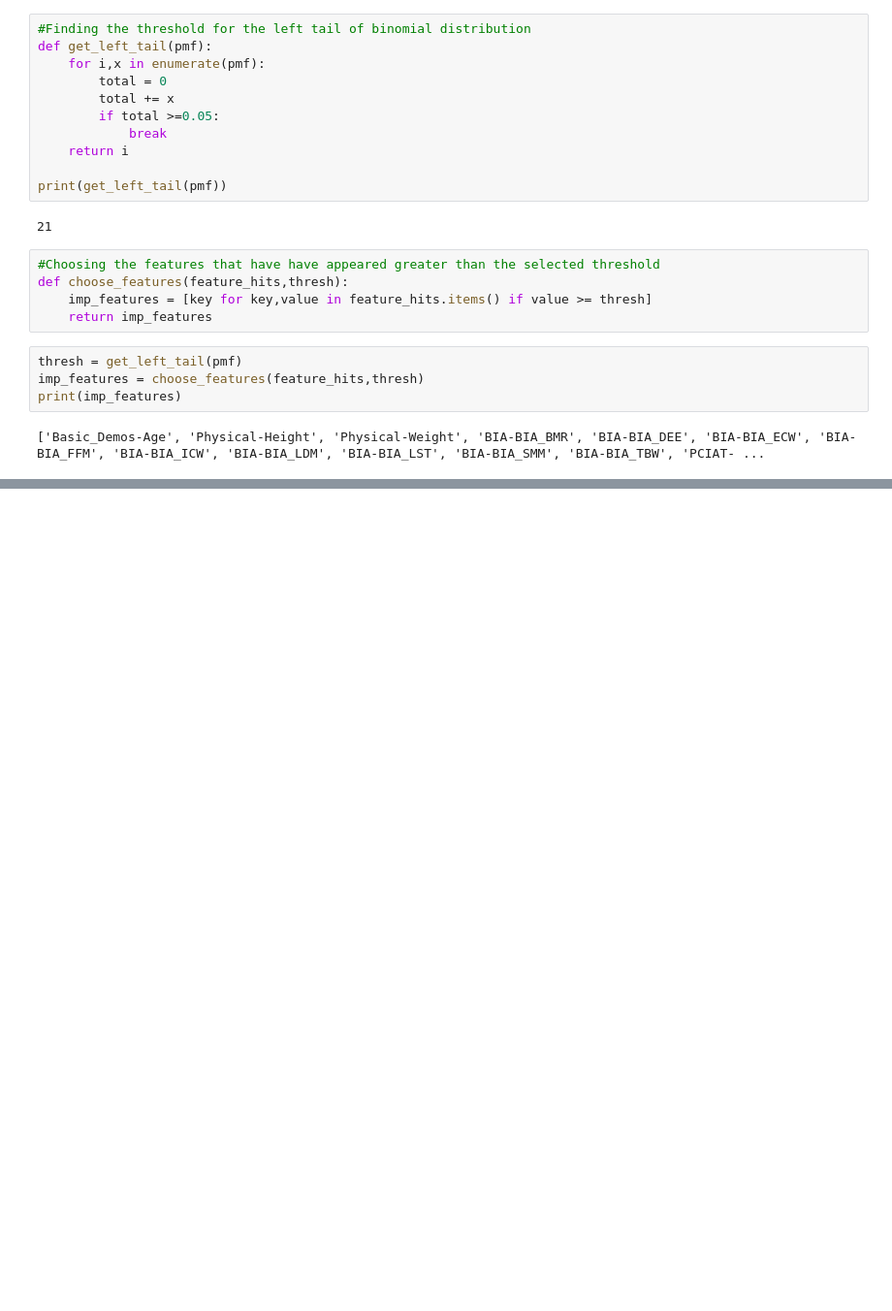
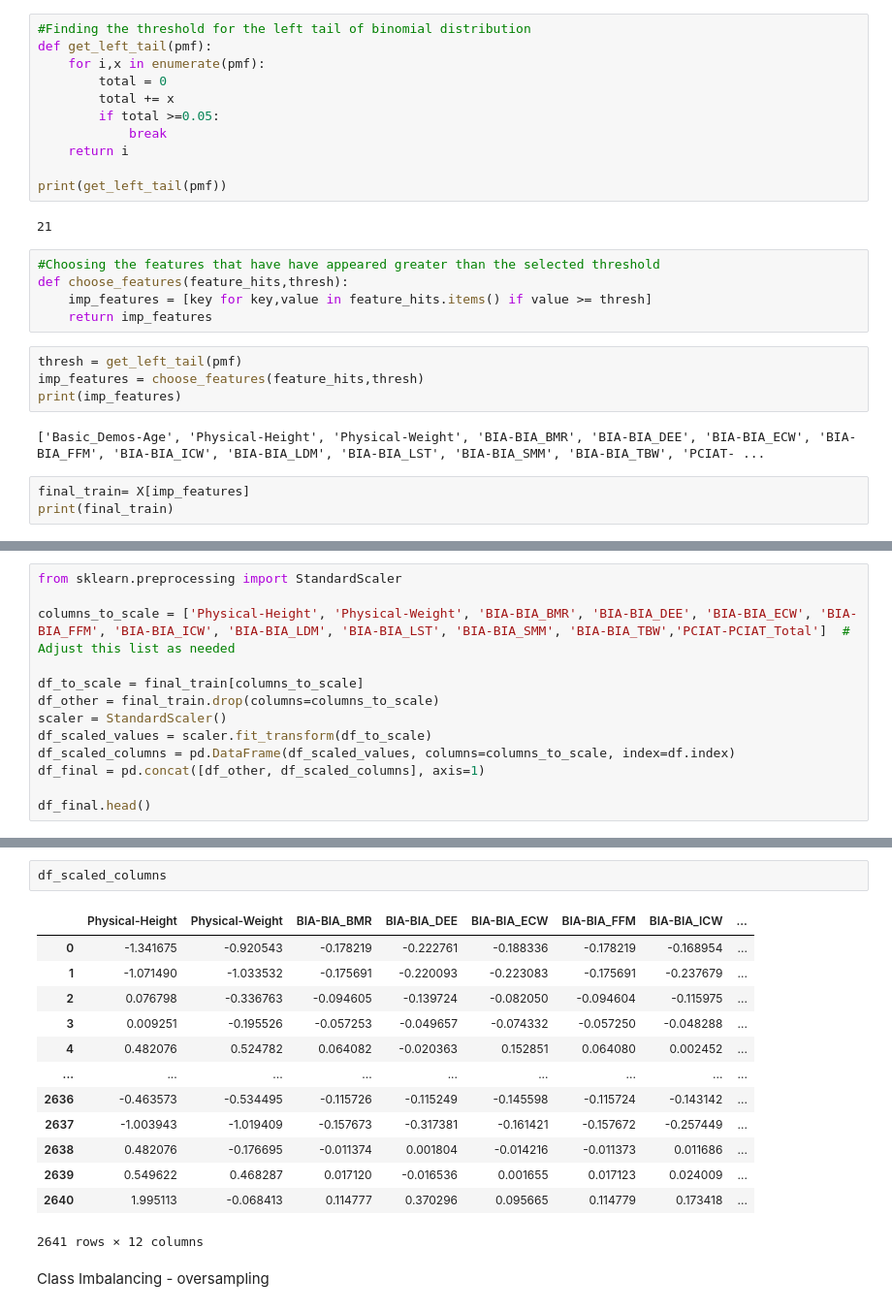
Before and after one commit to serjiusinfanto/Harmful-Internet-Usage-Prediction, a Jupyter notebook: preprocess.ipynb, the cells around one changed output, grey strips where cells are left out. Shown at 97% size. Drawn from its saved outputs; the diff is of its cells as text; blank space fills up the shorter version.

Commit message:
Update preprocess.ipynb
class imbalance

```diff
--- a/preprocess.ipynb
+++ b/preprocess.ipynb
@@ -248,3 +248,6 @@ imp_features = choose_features(feature_hits,thresh)
 print(imp_features)
 # %% [output]
 ['Basic_Demos-Age', 'Physical-Height', 'Physical-Weight', 'BIA-BIA_BMR', 'BIA-BIA_DEE', 'BIA-BIA_ECW', 'BIA-BIA_FFM', 'BIA-BIA_ICW', 'BIA-BIA_LDM', 'BIA-BIA_LST', 'BIA-BIA_SMM', 'BIA-BIA_TBW', 'PCIAT- ...
+# %%
+final_train= X[imp_features]
+print(final_train)
@@ -250,0 +281,13 @@ print(imp_features)
+# %%
+from sklearn.preprocessing import StandardScaler
+
+columns_to_scale = ['Physical-Height', 'Physical-Weight', 'BIA-BIA_BMR', 'BIA-BIA_DEE', 'BIA-BIA_ECW', 'BIA-BIA_FFM', 'BIA-BIA_ICW', 'BIA-BIA_LDM', 'BIA-BIA_LST', 'BIA-BIA_SMM', 'BIA-BIA_TBW','PCIAT-PCIAT_Total']  # Adjust this list as needed
+
+df_to_scale = final_train[columns_to_scale]
+df_other = final_train.drop(columns=columns_to_scale)
+scaler = StandardScaler()
+df_scaled_values = scaler.fit_transform(df_to_scale)
+df_scaled_columns = pd.DataFrame(df_scaled_values, columns=columns_to_scale, index=df.index)
+df_final = pd.concat([df_other, df_scaled_columns], axis=1)
+
+df_final.head()
@@ -250,0 +302,18 @@ print(imp_features)
+# %%
+df_scaled_columns
+# %% [output]
+|  | Physical-Height | Physical-Weight | BIA-BIA_BMR | BIA-BIA_DEE | BIA-BIA_ECW | BIA-BIA_FFM | BIA-BIA_ICW | ... |
+| 0 | -1.341675 | -0.920543 | -0.178219 | -0.222761 | -0.188336 | -0.178219 | -0.168954 | ... |
+| 1 | -1.071490 | -1.033532 | -0.175691 | -0.220093 | -0.223083 | -0.175691 | -0.237679 | ... |
+| 2 | 0.076798 | -0.336763 | -0.094605 | -0.139724 | -0.082050 | -0.094604 | -0.115975 | ... |
+| 3 | 0.009251 | -0.195526 | -0.057253 | -0.049657 | -0.074332 | -0.057250 | -0.048288 | ... |
+| 4 | 0.482076 | 0.524782 | 0.064082 | -0.020363 | 0.152851 | 0.064080 | 0.002452 | ... |
+| ... | ... | ... | ... | ... | ... | ... | ... | ... |
+| 2636 | -0.463573 | -0.534495 | -0.115726 | -0.115249 | -0.145598 | -0.115724 | -0.143142 | ... |
+| 2637 | -1.003943 | -1.019409 | -0.157673 | -0.317381 | -0.161421 | -0.157672 | -0.257449 | ... |
+| 2638 | 0.482076 | -0.176695 | -0.011374 | 0.001804 | -0.014216 | -0.011373 | 0.011686 | ... |
+| 2639 | 0.549622 | 0.468287 | 0.017120 | -0.016536 | 0.001655 | 0.017123 | 0.024009 | ... |
+| 2640 | 1.995113 | -0.068413 | 0.114777 | 0.370296 | 0.095665 | 0.114779 | 0.173418 | ... |
+2641 rows × 12 columns
+# %% [markdown]
+Class Imbalancing - oversampling
```
Also changed, not shown: parts of 7 cells of this notebook.
